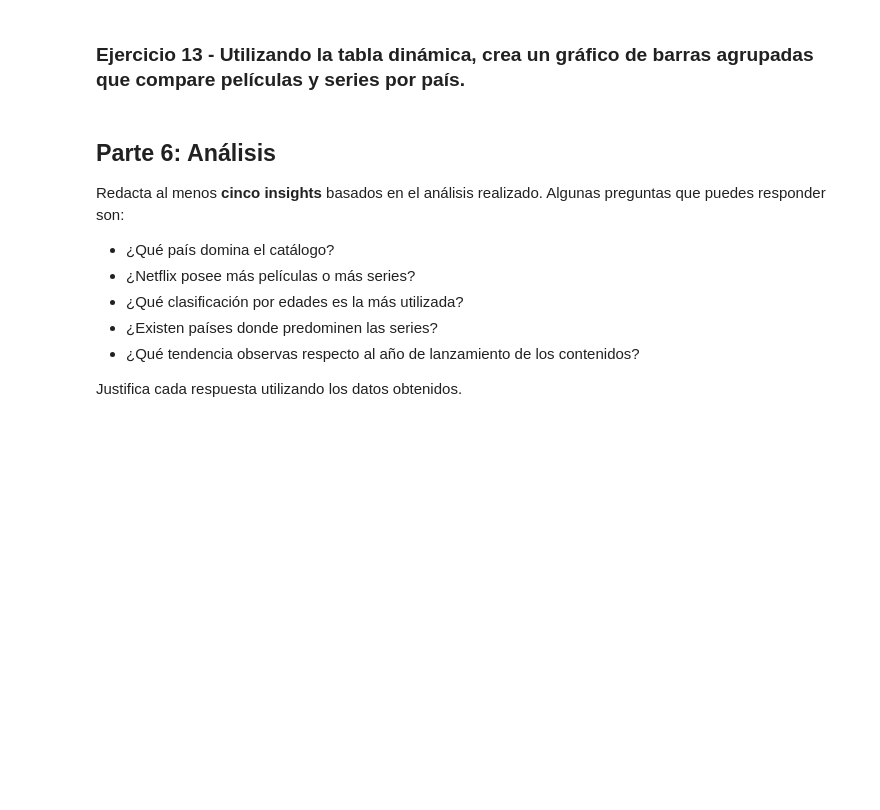
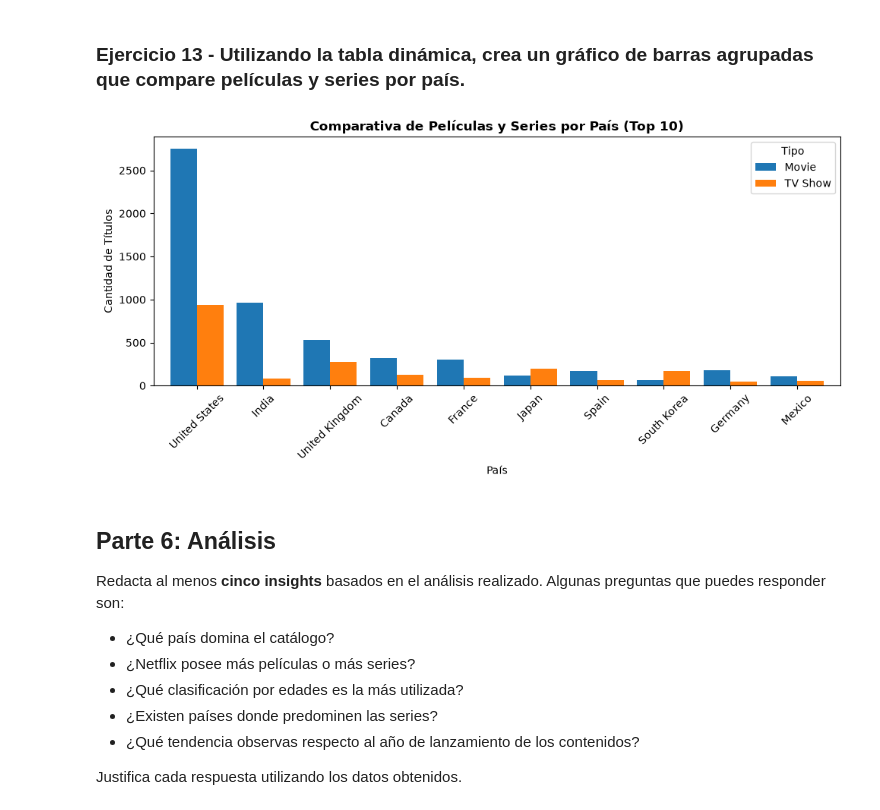
Before and after one commit to danischulday/data-analysis-course, a Jupyter notebook: modulo-3-transformacion/clase-10/practica/notebook.ipynb, the cells around one changed output. Drawn from its saved outputs; the diff is of its cells as text; code cells hidden in the pictures; blank space fills up the shorter version.

```diff
--- a/modulo-3-transformacion/clase-10/practica/notebook.ipynb
+++ b/modulo-3-transformacion/clase-10/practica/notebook.ipynb
@@ -380,3 +551,30 @@ El gráfico debe incluir:
+# %%
+tabla_dinamica = ds_limpio.pivot_table(
+    values = "show_id",
+    index = "country",
+    columns = "type",
+    aggfunc= "count",
+).fillna(0)
+
+top_10_paises = tabla_dinamica.sum(axis=1).nlargest(10).index
+tabla_top10 = tabla_dinamica.loc[top_10_paises]
+
+ax = tabla_top10.plot(kind="bar", figsize=(10, 5), width=0.8)
+
+plt.title(
+    "Comparativa de Películas y Series por País (Top 10)",
+    fontsize=12,
+    fontweight="bold",
+)
+plt.xlabel("País")
+plt.ylabel("Cantidad de Títulos")
+plt.xticks(rotation=45)
+plt.legend(title="Tipo")
+plt.tight_layout()
+
+plt.show()
+# %% [output]
+[figure, added]
 # %% [markdown]
 ## Parte 6: Análisis
 
```
Also changed, not shown: parts of 26 cells of this notebook.
